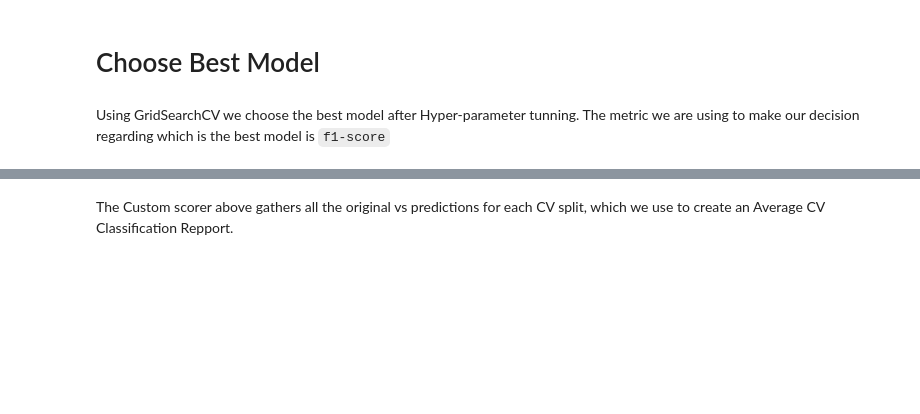
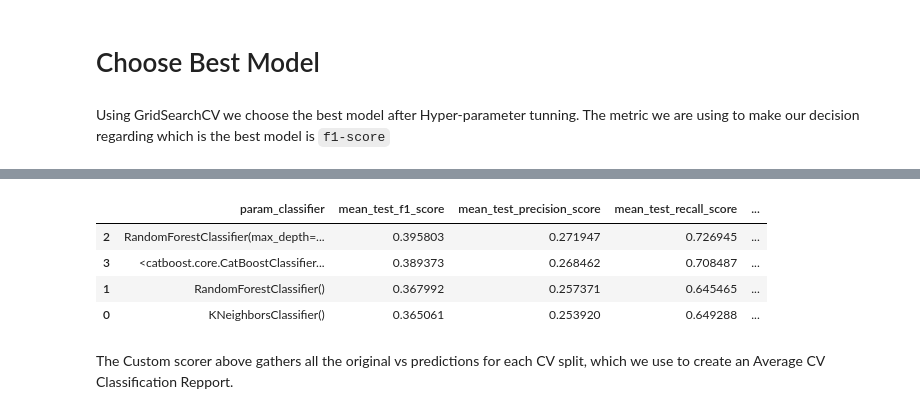
Before and after one commit to gilnribeiro/ML-Ad-Clicks-Project, a Jupyter notebook: new_preprocessing.ipynb, the cells around one changed output, grey strips where cells are left out. Cells and saved outputs as stored; diff of their text form; code cells hidden in the pictures; blank space fills up the shorter version.

```diff
--- a/new_preprocessing.ipynb
+++ b/new_preprocessing.ipynb
@@ -520,6 +537,12 @@ scores_best_models
 # %%
 mean_test_scores = ['mean_test_'+sc for sc in scorers.keys()]
-a = pd.DataFrame(grid_best.cv_results_)[['param_classifier']+mean_test_scores]
+pd.DataFrame(grid_best.cv_results_)[['param_classifier']+mean_test_scores+['rank_test_f1_score']].sort_values(by='rank_test_f1_score')
+# %% [output]
+|  | param_classifier | mean_test_f1_score | mean_test_precision_score | mean_test_recall_score | ... |
+| 2 | RandomForestClassifier(max_depth=... | 0.395803 | 0.271947 | 0.726945 | ... |
+| 3 | <catboost.core.CatBoostClassifier... | 0.389373 | 0.268462 | 0.708487 | ... |
+| 1 | RandomForestClassifier() | 0.367992 | 0.257371 | 0.645465 | ... |
+| 0 | KNeighborsClassifier() | 0.365061 | 0.253920 | 0.649288 | ... |
 # %% [markdown]
 The Custom scorer above gathers all the original vs predictions for each CV split, which we use to create an Average CV Classification Repport.
 # %%
```
Also changed, not shown: parts of 13 cells of this notebook, 4 other files.
